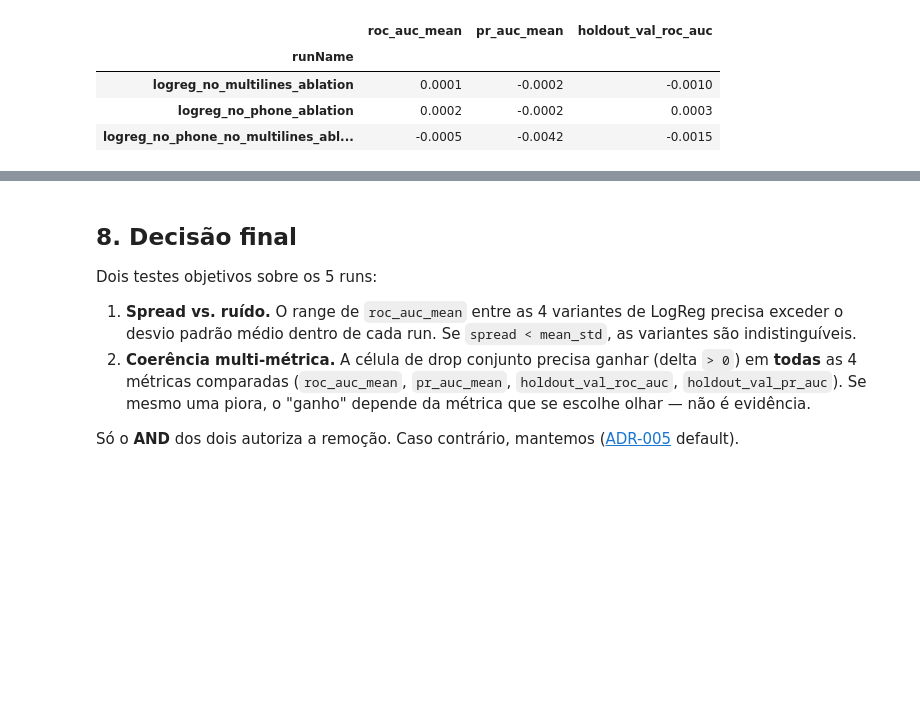
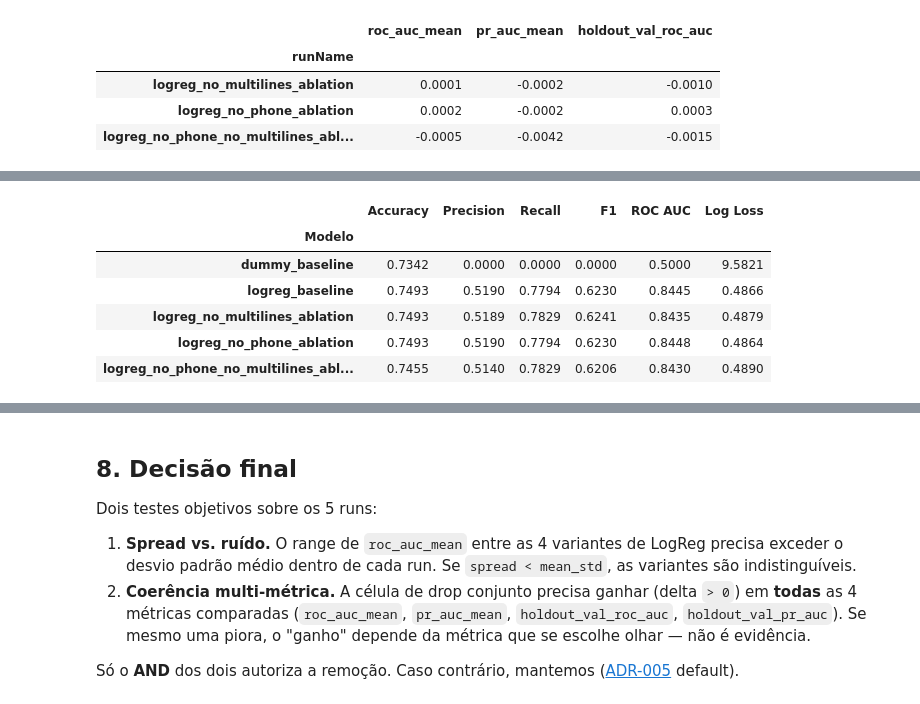
Before and after one commit to NycolasGarcia/Churn-Prediction-ANN, a Jupyter notebook: notebooks/03_baseline.ipynb, the cells around one changed output, grey strips where cells are left out. Saved outputs shown, nothing was run; the diff lists cells and outputs as text; code cells hidden in the pictures; blank space fills up the shorter version.

```diff
--- a/notebooks/03_baseline.ipynb
+++ b/notebooks/03_baseline.ipynb
@@ -312,0 +310,75 @@ deltas
+# %%
+import numpy as np
+import matplotlib.pyplot as plt
+import mlflow.sklearn
+from sklearn.metrics import (
+    accuracy_score, average_precision_score, f1_score, log_loss,
+    precision_score, recall_score, roc_auc_score, ConfusionMatrixDisplay,
+)
+
+DEPLOY_THRESHOLD = 0.27
+
+EXPECTED_RUNS = [
+    "dummy_baseline",
+    "logreg_baseline",
+    "logreg_no_multilines_ablation",
+    "logreg_no_phone_ablation",
+    "logreg_no_phone_no_multilines_ablation",
+]
+
+METRIC_LABELS = {
+    "accuracy": "Accuracy", "precision": "Precision", "recall": "Recall",
+    "f1": "F1", "roc_auc": "ROC AUC", "log_loss": "Log Loss",
+}
+
+
+def baseline_metrics(y_true, y_proba, threshold):
+    y_pred = (np.array(y_proba) >= threshold).astype(int)
+    return {
+        "accuracy":  round(float(accuracy_score(y_true, y_pred)), 4),
+        "precision": round(float(precision_score(y_true, y_pred, zero_division=0)), 4),
+        "recall":    round(float(recall_score(y_true, y_pred, zero_division=0)), 4),
+        "f1":        round(float(f1_score(y_true, y_pred, zero_division=0)), 4),
+        "roc_auc":   round(float(roc_auc_score(y_true, y_proba)), 4),
+        "log_loss":  round(float(log_loss(y_true, y_proba)), 4),
+    }
+
+
+# Load models and compute probabilities on the holdout val set
+runs_raw = mlflow.search_runs(
+    experiment_names=[MLFLOW_EXPERIMENT_NAME], order_by=["start_time DESC"]
+)
+y_val_np = splits.y_val.to_numpy()
+
+run_id_map = {}
+for name in EXPECTED_RUNS:
+    match = runs_raw[runs_raw["tags.mlflow.runName"] == name]
+    if len(match) > 0:
+        run_id_map[name] = match.iloc[0]["run_id"]
+
+model_probas = {}
+for name, run_id in run_id_map.items():
+    pipe = mlflow.sklearn.load_model(f"runs:/{run_id}/model")
+    model_probas[name] = pipe.predict_proba(splits.X_val)[:, 1]
+
+rows_05, rows_027 = [], []
+for name in EXPECTED_RUNS:
+    if name not in model_probas:
+        continue
+    proba = model_probas[name]
+    rows_05.append({"Modelo": name,  **baseline_metrics(y_val_np, proba, 0.50)})
+    rows_027.append({"Modelo": name, **baseline_metrics(y_val_np, proba, DEPLOY_THRESHOLD)})
+
+def fmt_df(rows):
+    df = pd.DataFrame(rows).set_index("Modelo").reindex(EXPECTED_RUNS).dropna(how="all")
+    df.columns = [METRIC_LABELS.get(c, c) for c in df.columns]
+    return df
+
+df_05  = fmt_df(rows_05)
+df_027 = fmt_df(rows_027)
+
+print("=== Threshold = 0.50 ===")
+display(df_05)
+print(f"\n=== Threshold = {DEPLOY_THRESHOLD} (deploy) ===")
+display(df_027)
+# %% [output]
@@ -312,0 +386,7 @@ deltas
+|  | Accuracy | Precision | Recall | F1 | ROC AUC | Log Loss |
+| Modelo |  |  |  |  |  |  |
+| dummy_baseline | 0.7342 | 0.0000 | 0.0000 | 0.0000 | 0.5000 | 9.5821 |
+| logreg_baseline | 0.7493 | 0.5190 | 0.7794 | 0.6230 | 0.8445 | 0.4866 |
+| logreg_no_multilines_ablation | 0.7493 | 0.5189 | 0.7829 | 0.6241 | 0.8435 | 0.4879 |
+| logreg_no_phone_ablation | 0.7493 | 0.5190 | 0.7794 | 0.6230 | 0.8448 | 0.4864 |
+| logreg_no_phone_no_multilines_abl... | 0.7455 | 0.5140 | 0.7829 | 0.6206 | 0.8430 | 0.4890 |
```
Also changed, not shown: parts of 15 cells of this notebook, 2 other files.
